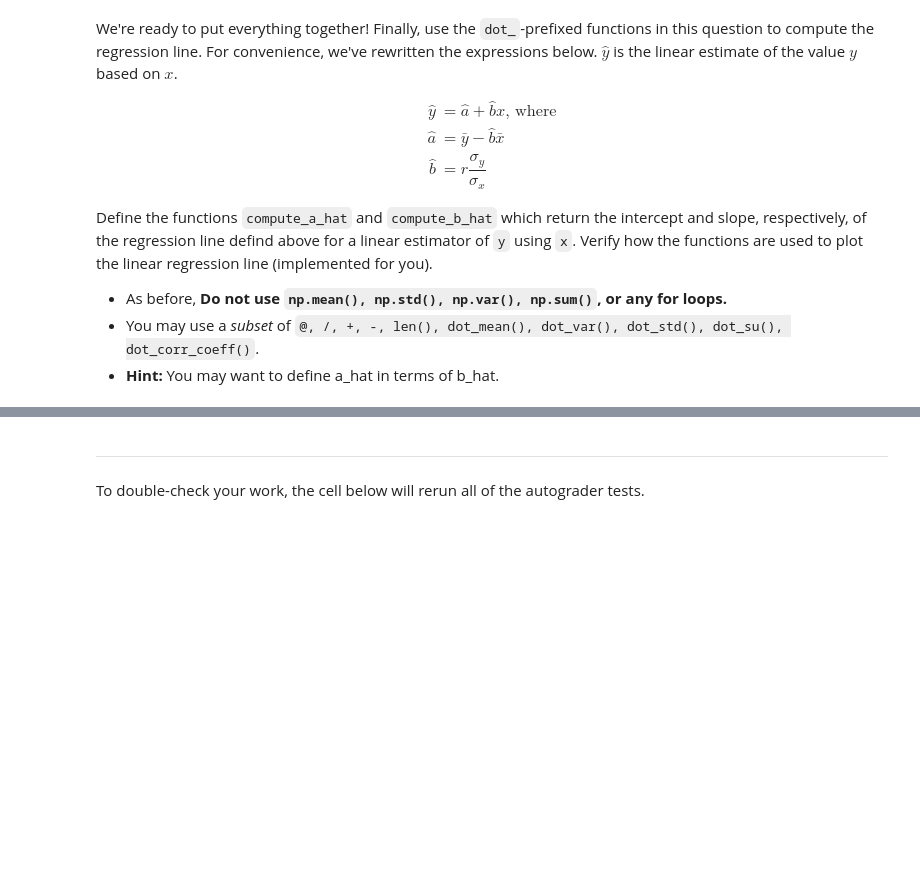
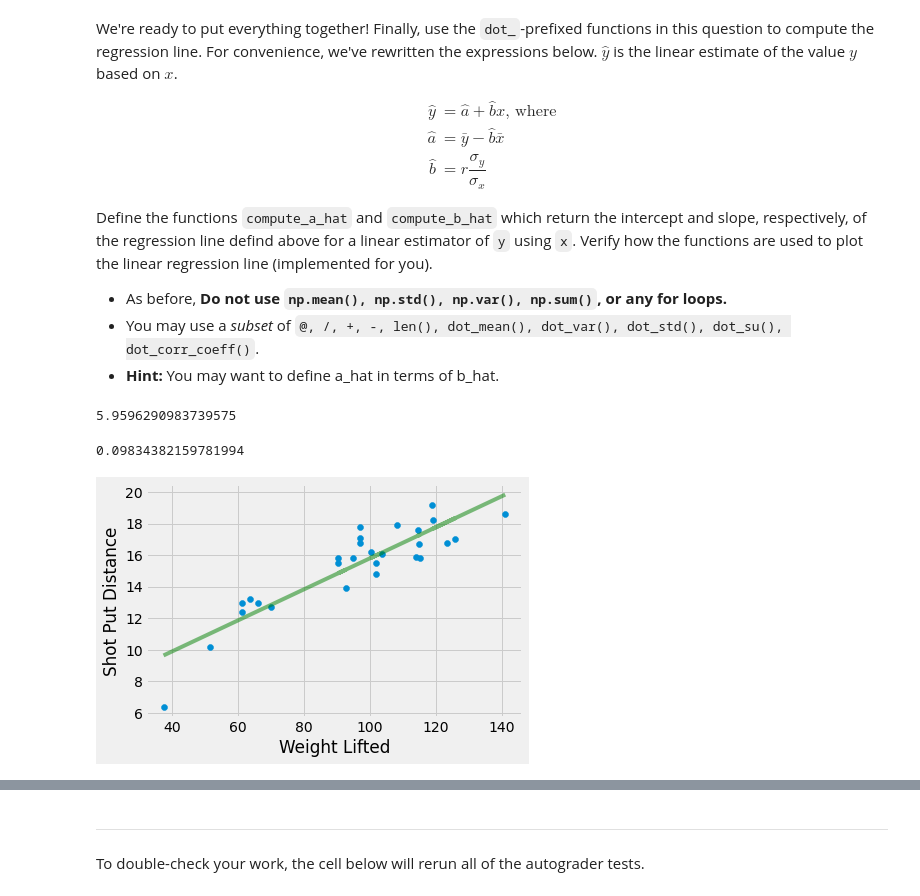
Before and after one commit to DS-100/sp22, a Jupyter notebook: hw/hw01/hw01.ipynb, the cells around one changed output, grey strips where cells are left out. Drawn from its saved outputs; the diff is of its cells as text; code cells hidden in the pictures; blank space fills up the shorter version.

```diff
--- a/hw/hw01/hw01.ipynb
+++ b/hw/hw01/hw01.ipynb
@@ -879,7 +972,7 @@ Write the body of the function `dot_su` which takes in a 1-D NumPy array `arr` a
 * You should only use a *subset* of `@, /, +, -, len()`, the `dot_mean(), dot_var(), and dot_std()` functions defined above.
 # %%
 def dot_su(arr):
-    ...
+    return (arr - dot_mean(arr))/dot_std(arr)
 
 # do not edit below this line
 q6bi_su = dot_su(weight_lifted)
@@ -905,7 +1007,7 @@ Write the body of the function `dot_corr_coeff` which takes in two 1-D NumPy arr
 * You may also use the `dot_su()` function that you defined in the previous part.
 # %%
 def dot_corr_coeff(x, y):
-    ...
+    return dot_su(x)@dot_su(y)/len(x)
 
 # do not edit below this line
 q6bii_r = dot_corr_coeff(weight_lifted, shot_put_distance)
@@ -935,20 +1041,24 @@ Define the functions `compute_a_hat` and `compute_b_hat` which return the interc
 * **Hint:** You may want to define a_hat in terms of b_hat.
 # %%
 def compute_a_hat(x, y):
-    ...
+    return dot_mean(y) - dot_mean(x)*compute_b_hat(x,y)
 
 def compute_b_hat(x, y):
-    ...
+    return dot_corr_coeff(x,y) * dot_std(y)/ dot_std(x)
 
 # do not edit below this line
 a_hat = compute_a_hat(weight_lifted, shot_put_distance)
 b_hat = compute_b_hat(weight_lifted, shot_put_distance)
 shot_put_hats = a_hat + b_hat * weight_lifted
 plt.scatter(weight_lifted, shot_put_distance) # the actual data
 plt.plot(weight_lifted, shot_put_hats, color='g', alpha=0.5) # the prediction line, transparent green
 plt.xlabel("Weight Lifted")
 plt.ylabel("Shot Put Distance")
 display(compute_a_hat(weight_lifted, shot_put_distance))
 display(compute_b_hat(weight_lifted, shot_put_distance))
+# %% [output]
+5.9596290983739575
+0.09834382159781994
+[figure, added]
 # %%
 grader.check("q6c")
```
Also changed, not shown: parts of 54 cells of this notebook, 4 other files.
